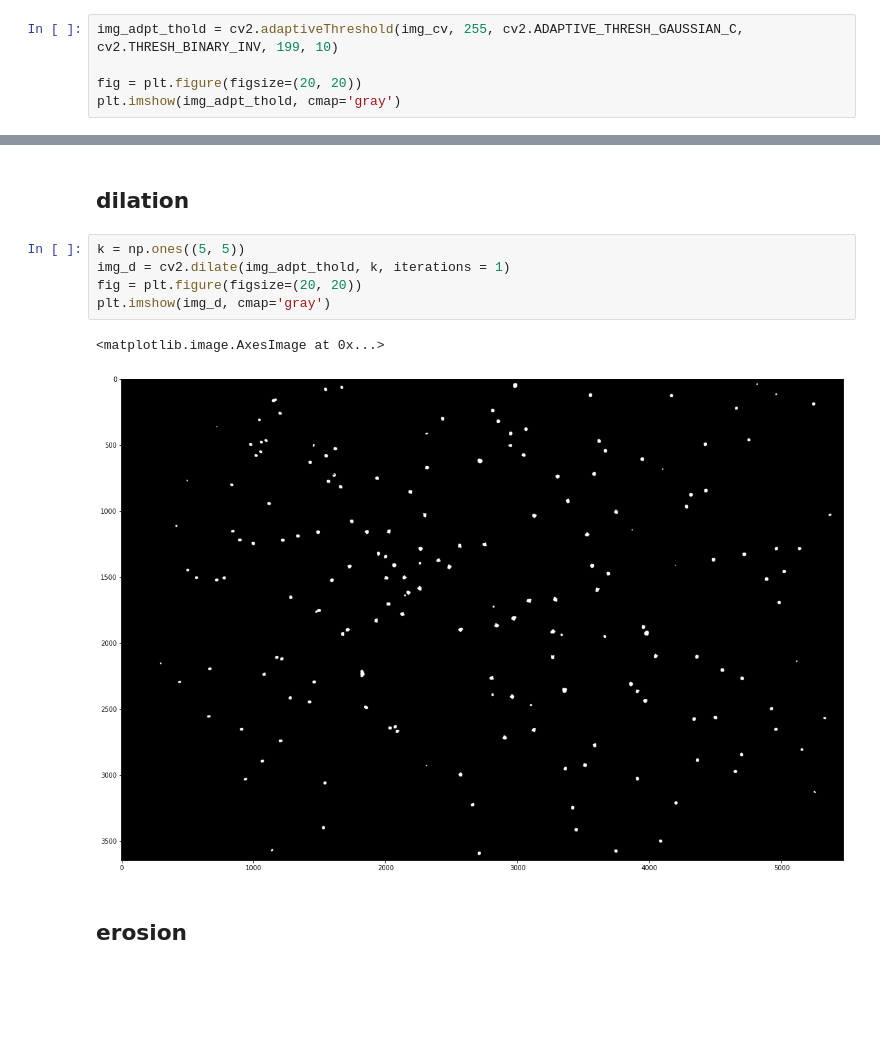
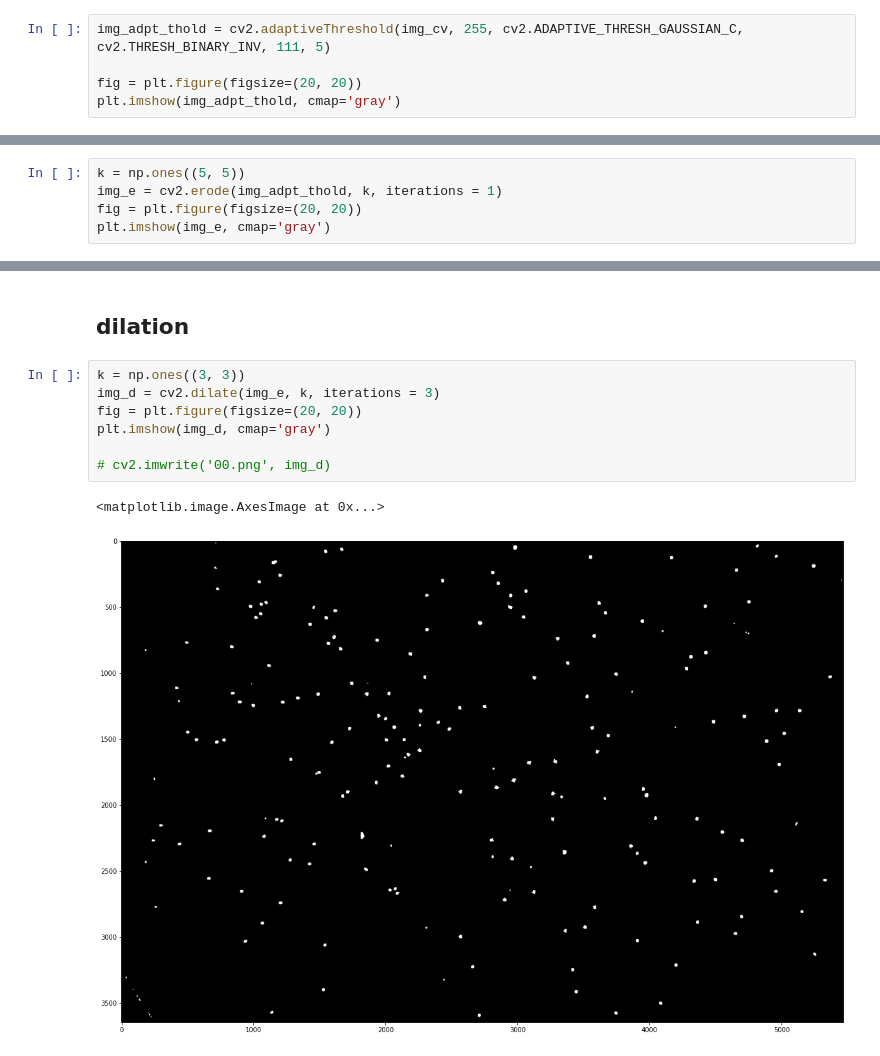
Before and after one commit to Abner0627/IPRV_Barcode-Beads-Detection, a Jupyter notebook: Barcode Beads Detection/main_cv2.ipynb, the cells around one changed output, grey strips where cells are left out. Saved outputs shown, nothing was run; the diff lists cells and outputs as text; blank space fills up the shorter version.

```diff
--- a/Barcode Beads Detection/main_cv2.ipynb
+++ b/Barcode Beads Detection/main_cv2.ipynb
@@ -31,7 +31,7 @@ plt.imshow(img_cv, cmap='gray')
 # %% [markdown]
 ## adpt_thold
 # %%
-img_adpt_thold = cv2.adaptiveThreshold(img_cv, 255, cv2.ADAPTIVE_THRESH_GAUSSIAN_C, cv2.THRESH_BINARY_INV, 199, 10)
+img_adpt_thold = cv2.adaptiveThreshold(img_cv, 255, cv2.ADAPTIVE_THRESH_GAUSSIAN_C, cv2.THRESH_BINARY_INV, 111, 5)
 
 fig = plt.figure(figsize=(20, 20))
 plt.imshow(img_adpt_thold, cmap='gray')
@@ -40,0 +43,5 @@ plt.imshow(img_adpt_thold, cmap='gray')
+# %%
+k = np.ones((5, 5))
+img_e = cv2.erode(img_adpt_thold, k, iterations = 1)
+fig = plt.figure(figsize=(20, 20))
+plt.imshow(img_e, cmap='gray')
@@ -41,13 +51,13 @@ plt.imshow(img_adpt_thold, cmap='gray')
 # %% [markdown]
 ## dilation
 # %%
-k = np.ones((5, 5))
-img_d = cv2.dilate(img_adpt_thold, k, iterations = 1)
+k = np.ones((3, 3))
+img_d = cv2.dilate(img_e, k, iterations = 3)
 fig = plt.figure(figsize=(20, 20))
 plt.imshow(img_d, cmap='gray')
+
+# cv2.imwrite('00.png', img_d)
 # %% [output]
 <matplotlib.image.AxesImage at 0x...>
-[figure, old version]
+[figure, new version]
-# %% [markdown]
-## erosion
 # %%
```
Also changed, not shown: parts of 4 cells of this notebook.
